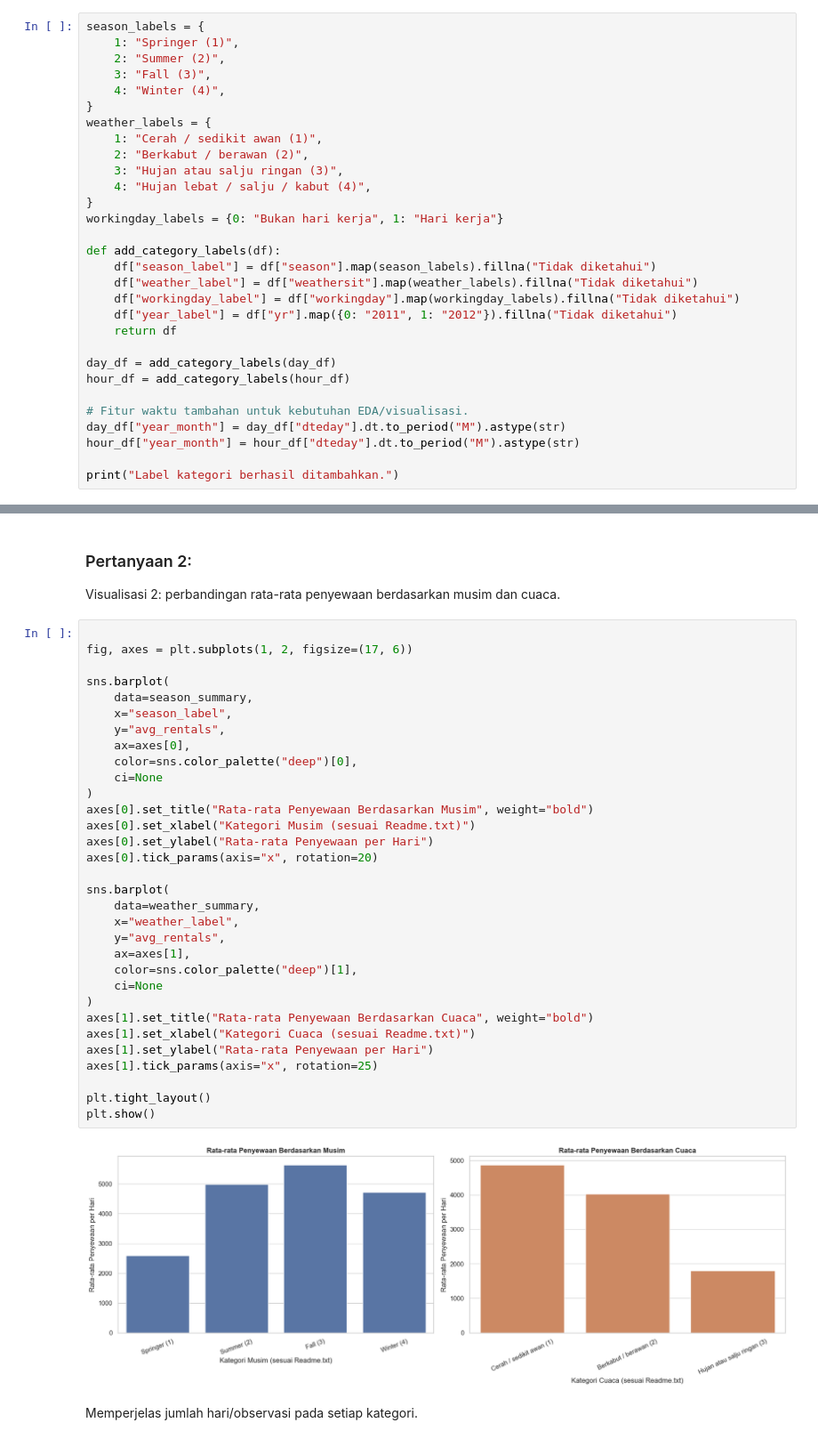
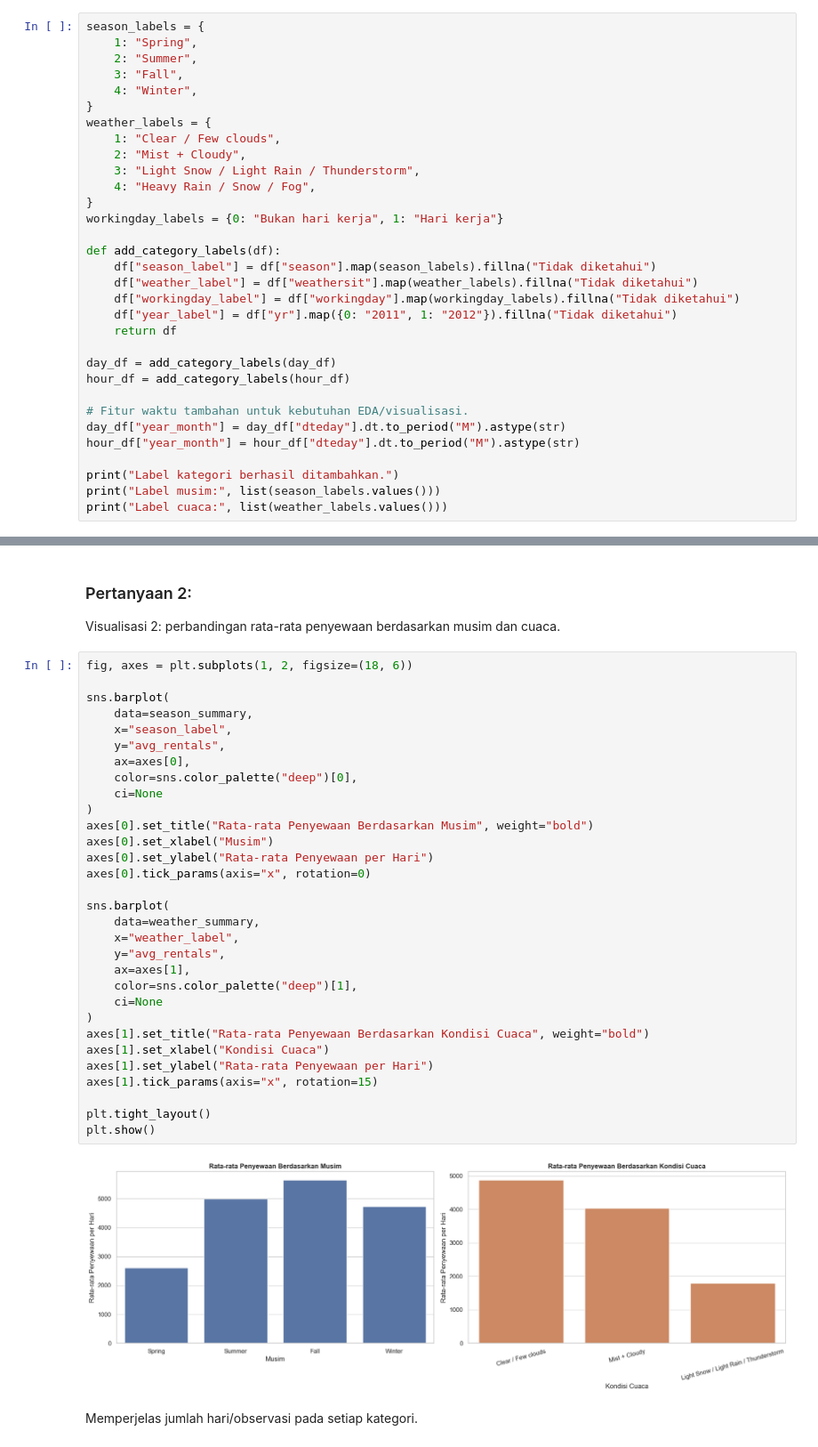
Before and after one commit to mufid2618/Bike-Sharing-Analytics-Dashboard, a Jupyter notebook: notebook_revisi.ipynb, the cells around one changed output, grey strips where cells are left out. Shown at 89% size. Cells and saved outputs as stored; diff of their text form.

Commit message:
revisi perubahan label dan kesimpulan tiap pertanayaan

```diff
--- a/notebook.ipynb
+++ b/notebook_revisi.ipynb
@@ -510,15 +513,15 @@ Ejaan/istilah dari README dipertahankan; kode kategori asli tidak diubah.
 # %%
 season_labels = {
-    1: "Springer (1)",
-    2: "Summer (2)",
-    3: "Fall (3)",
-    4: "Winter (4)",
+    1: "Spring",
+    2: "Summer",
+    3: "Fall",
+    4: "Winter",
 }
 weather_labels = {
-    1: "Cerah / sedikit awan (1)",
-    2: "Berkabut / berawan (2)",
-    3: "Hujan atau salju ringan (3)",
-    4: "Hujan lebat / salju / kabut (4)",
+    1: "Clear / Few clouds",
+    2: "Mist + Cloudy",
+    3: "Light Snow / Light Rain / Thunderstorm",
+    4: "Heavy Rain / Snow / Fog",
 }
 workingday_labels = {0: "Bukan hari kerja", 1: "Hari kerja"}
 
@@ -537,5 +540,7 @@ day_df["year_month"] = day_df["dteday"].dt.to_period("M").astype(str)
 hour_df["year_month"] = hour_df["dteday"].dt.to_period("M").astype(str)
 
 print("Label kategori berhasil ditambahkan.")
+print("Label musim:", list(season_labels.values()))
+print("Label cuaca:", list(weather_labels.values()))
 # %% [output]
 Label kategori berhasil ditambahkan.
@@ -829,39 +836,38 @@ display(peak_table)
 ### Pertanyaan 2:
 Visualisasi 2: perbandingan rata-rata penyewaan berdasarkan musim dan cuaca.
 # %%
-
-fig, axes = plt.subplots(1, 2, figsize=(17, 6))
+fig, axes = plt.subplots(1, 2, figsize=(18, 6))
 
 sns.barplot(
     data=season_summary,
     x="season_label",
     y="avg_rentals",
     ax=axes[0],
     color=sns.color_palette("deep")[0],
     ci=None
 )
 axes[0].set_title("Rata-rata Penyewaan Berdasarkan Musim", weight="bold")
-axes[0].set_xlabel("Kategori Musim (sesuai Readme.txt)")
+axes[0].set_xlabel("Musim")
 axes[0].set_ylabel("Rata-rata Penyewaan per Hari")
-axes[0].tick_params(axis="x", rotation=20)
+axes[0].tick_params(axis="x", rotation=0)
 
 sns.barplot(
     data=weather_summary,
     x="weather_label",
     y="avg_rentals",
     ax=axes[1],
     color=sns.color_palette("deep")[1],
     ci=None
 )
-axes[1].set_title("Rata-rata Penyewaan Berdasarkan Cuaca", weight="bold")
-axes[1].set_xlabel("Kategori Cuaca (sesuai Readme.txt)")
+axes[1].set_title("Rata-rata Penyewaan Berdasarkan Kondisi Cuaca", weight="bold")
+axes[1].set_xlabel("Kondisi Cuaca")
 axes[1].set_ylabel("Rata-rata Penyewaan per Hari")
-axes[1].tick_params(axis="x", rotation=25)
+axes[1].tick_params(axis="x", rotation=15)
 
 plt.tight_layout()
 plt.show()
 # %% [output]
-[figure, old version]
+[figure, new version]
 # %% [markdown]
 Memperjelas jumlah hari/observasi pada setiap kategori.
 # %%
```
Also changed, not shown: parts of 9 cells of this notebook, 1 other file.
